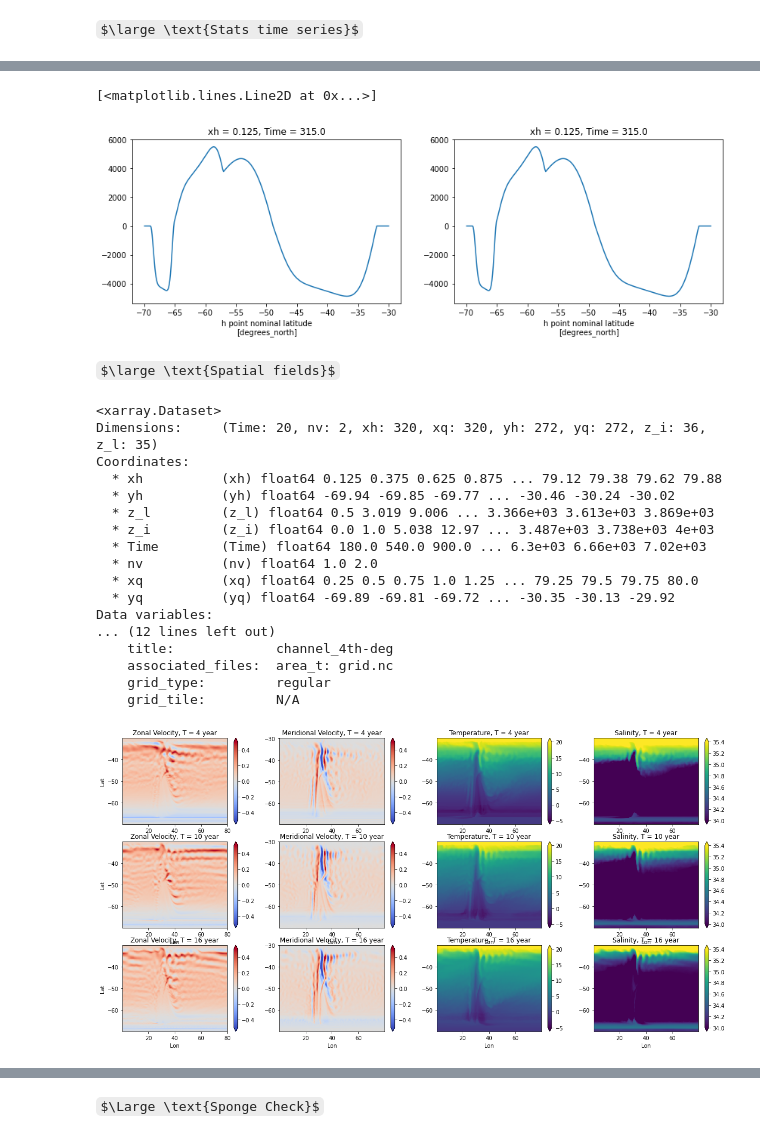
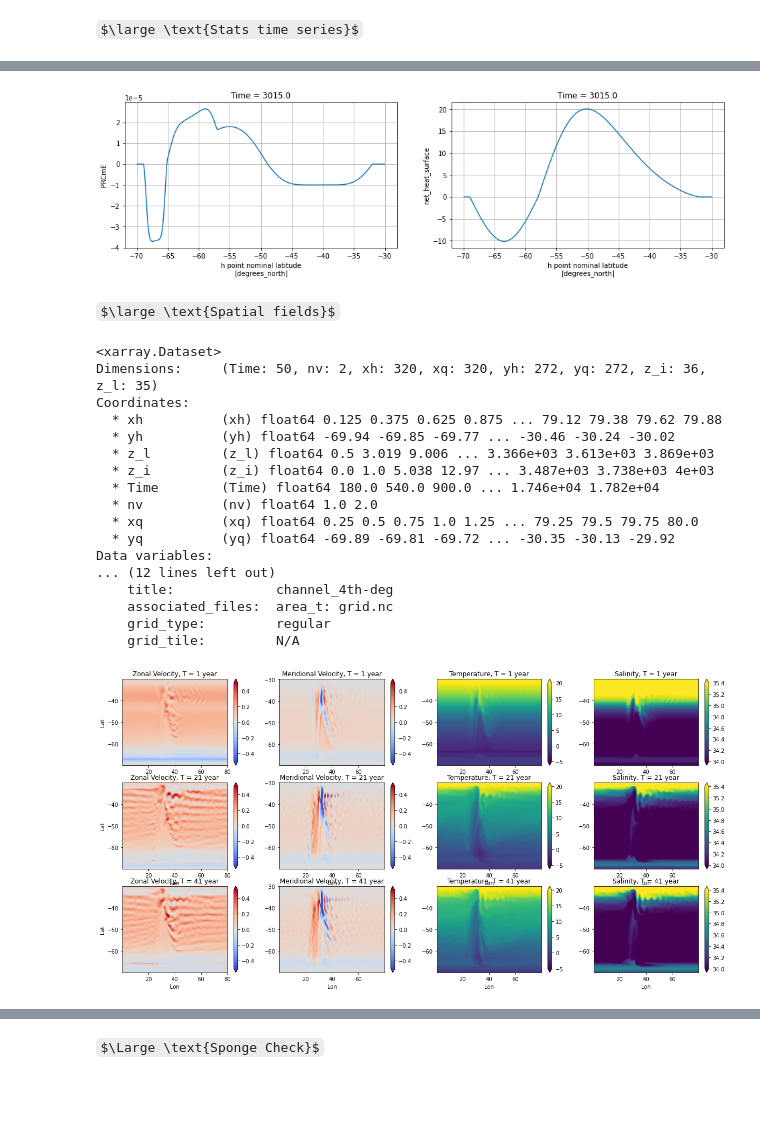
Before and after one commit to hmkhatri/MOM6-Channel-Southern-Ocean, a Jupyter notebook: Analysis/TS_025_Test.ipynb, the cells around one changed output, grey strips where cells are left out. Drawn from its saved outputs; the diff is of its cells as text; code cells hidden in the pictures; some formulas as TeX source; blank space fills up the shorter version.

```diff
--- a/Analysis/TS_025_Test.ipynb
+++ b/Analysis/TS_025_Test.ipynb
@@ -22,11 +24,11 @@ client
 # %% [markdown]
 $\large \text{Stats time series}$
 # %%
-ppdir = "/work/Hemant.Khatri/MOM6_idealised/PEM_ACC/N_75/Z_star//TS_Wright/"
-ds_stat = xr.open_dataset(ppdir+"ocean.stats.nc")
+ppdir = "/work/Hemant.Khatri/MOM6_idealised/PEM_ACC/N_75/Z_star/TS_Wright/Res_025/"
+ds_stat = xr.open_mfdataset(ppdir+"ocean.stats*.nc")
 print(ds_stat)
 
-ds_n = xr.open_dataset(ppdir+"prog.nc",decode_times=False)
+ds_n = xr.open_mfdataset(ppdir+"prog_n*.nc",decode_times=False)
 dsgrid = xr.open_dataset(ppdir+"grid.nc", decode_times=False)
 dsgrid = dsgrid.drop('Time')
 
@@ -53,26 +54,0 @@ Data variables:
-# %%
-# Determine lat-lon tracer points
-R_E = 6.378e6
-
-lats, latn = (-70., -30.)
-lonw, lone = (0., 80.)
-
-res = 0.25  # Grid resolution
-lon = np.arange(lonw + res/2., lone, res)
-
-ind = np.arange(-397, -125); # indices for 0.25 deg resolution, adjust ind based on resolution
-
-lat = (180/np.pi)*np.arcsin(np.tanh(res*np.pi*ind/180))
-
-dlat = res * np.cos(lat * np.pi/180)
-dlon = np.ones(len(lon)) * res
-
-# Compute grid spacing in m
-Long, Lati = np.meshgrid(lon, lat)
-dx, dy = np.meshgrid(dlon, dlat)
-
-dx = dx * np.cos(Lati * np.pi/180.) * (2*np.pi*R_E/360.)
-dy = dy * (2*np.pi*R_E/360.)
-
-ds_n['DX'] = xr.DataArray(dx,coords=[ds_n['yh'],ds_n['xq']])
-ds_n['DY'] = xr.DataArray(dy,coords=[ds_n['yh'],ds_n['xq']])
@@ -210,33 +96,35 @@ Coordinates:
 # %%
-plt.figure(figsize=(14,4))
+plt.figure(figsize=(16,4))
+
 plt.subplot(1,2,1)
-(ds_n['PRCmE'].isel(Time=10) * ds_n['area_t']).isel(xh=0).plot()
+ds_n['PRCmE'].isel(Time=100).mean('xh').plot()
+plt.grid()
 
 plt.subplot(1,2,2)
-(ds_n['PRCmE'].isel(Time=10) * ds_n['dxt'] * ds_n['dyt'] ).isel(xh=0).plot()
+ds_n['net_heat_surface'].isel(Time=100).mean('xh').plot()
+plt.grid()
 # %% [output]
-[<matplotlib.lines.Line2D at 0x...>]
-[figure, old version]
+[figure, new version]
 # %%
 ds_n.close()
 ds_stat.close()
 # %% [markdown]
 $\large \text{Spatial fields}$
 # %%
-ds_z = xr.open_dataset(ppdir+"prog_z.nc",decode_times=False)
+ds_z = xr.open_mfdataset(ppdir+"prog_z*.nc",decode_times=False)
 print(ds_z)
 
 #ds_rho = xr.open_mfdataset(ppdir+"prog_rho2*.nc",decode_times=False)
 #print(ds_rho)
 # %% [output]
 <xarray.Dataset>
-Dimensions:     (Time: 20, nv: 2, xh: 320, xq: 320, yh: 272, yq: 272, z_i: 36, z_l: 35)
+Dimensions:     (Time: 50, nv: 2, xh: 320, xq: 320, yh: 272, yq: 272, z_i: 36, z_l: 35)
 Coordinates:
   * xh          (xh) float64 0.125 0.375 0.625 0.875 ... 79.12 79.38 79.62 79.88
   * yh          (yh) float64 -69.94 -69.85 -69.77 ... -30.46 -30.24 -30.02
   * z_l         (z_l) float64 0.5 3.019 9.006 ... 3.366e+03 3.613e+03 3.869e+03
   * z_i         (z_i) float64 0.0 1.0 5.038 12.97 ... 3.487e+03 3.738e+03 4e+03
-  * Time        (Time) float64 180.0 540.0 900.0 ... 6.3e+03 6.66e+03 7.02e+03
+  * Time        (Time) float64 180.0 540.0 900.0 ... 1.746e+04 1.782e+04
   * nv          (nv) float64 1.0 2.0
   * xq          (xq) float64 0.25 0.5 0.75 1.0 1.25 ... 79.25 79.5 79.75 80.0
   * yq          (yq) float64 -69.89 -69.81 -69.72 ... -30.35 -30.13 -29.92
@@ -260,7 +148,7 @@ grid = Grid(ds_z, coords={'X': {'center': 'xh', 'right': 'xq'},
 plt.figure(figsize=(20,10))
 
 ct = 0
-for i in range(3,20,6):
+for i in range(0,50,20):
     plt.subplot(3,4,4*ct + 1)
     tmp = ds_z['u'].isel(Time = i, z_l=0)
     plt.pcolor(ds_z['xq'], ds_z['yh'], tmp, vmin = -0.5, vmax = 0.5, cmap='coolwarm')
@@ -296,7 +184,7 @@ for i in range(3,20,6):
 
     ct = ct + 1
 # %% [output]
-[figure, old version]
+[figure, new version]
 # %%
 plt.figure(figsize=(18,10))
 
```
Also changed, not shown: parts of 23 cells of this notebook.
